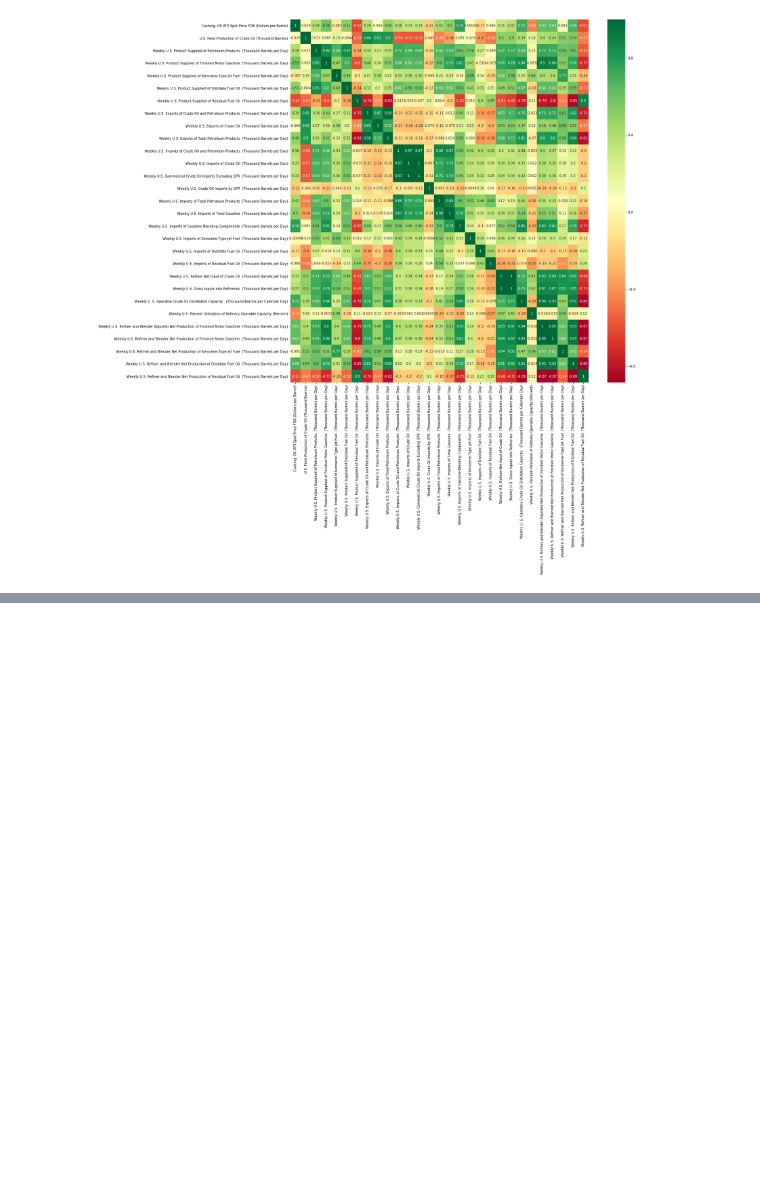
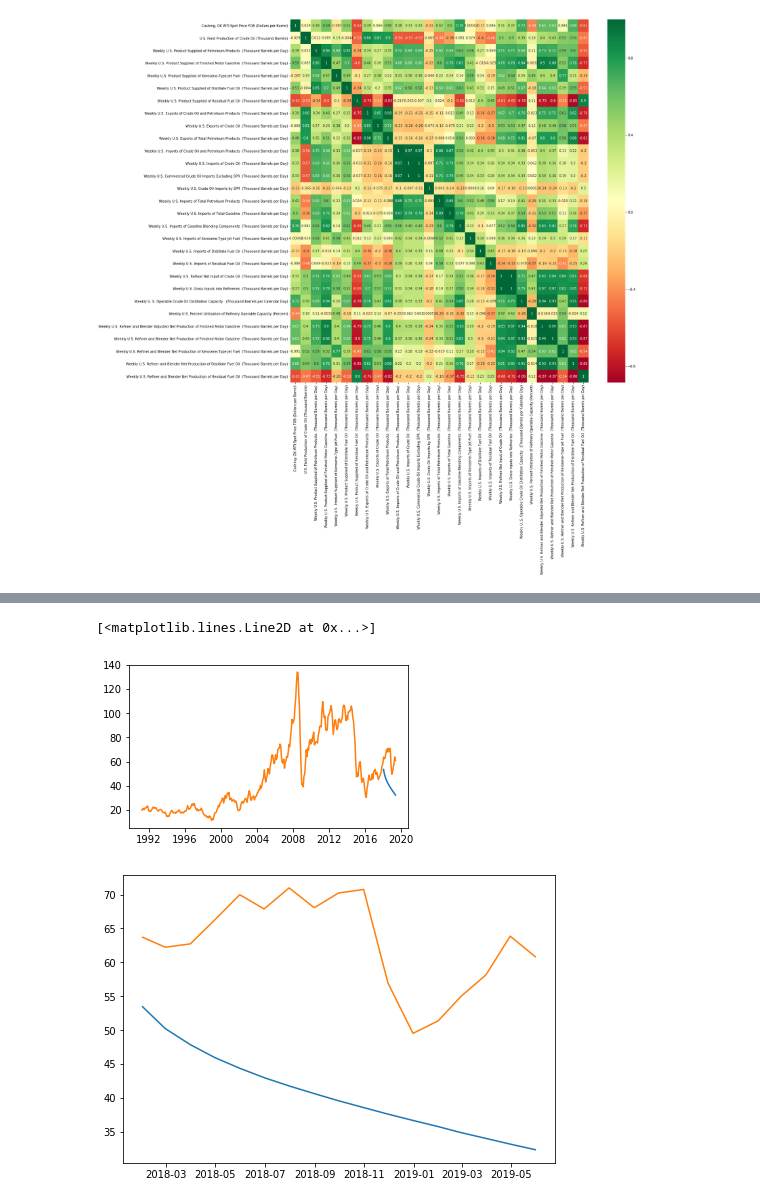
Before and after one commit to VeeLeeKoh/inventors_sprint, a Jupyter notebook: Sprint_Handling NaN .ipynb, the cells around one changed output, grey strips where cells are left out. Saved outputs shown, nothing was run; the diff lists cells and outputs as text; code cells hidden in the pictures; blank space fills up the shorter version.

```diff
--- a/Sprint_Handling NaN .ipynb
+++ b/Sprint_Handling NaN .ipynb
@@ -32,8 +32,8 @@ Name: U.S. Field Production of Crude Oil (Thousand Barrels), Length: 1196, dtype
 # %%
 # handling missing value
 test = resampled_data['1991-3': '2019-5'].dropna(axis=1)
-train = test[:int(0.8*(len(test)))]
-valid = test[int(0.8*(len(test))):]
+train = test[:int(0.95*(len(test)))]
+valid = test[int(0.95*(len(test))):]
 resampled_data
 model = VAR(endog=train)
 model_fit = model.fit()
@@ -133 +159,34 @@ g=sns.heatmap(test[top_corr_features].corr(),annot=True,cmap="RdYlGn")
+# %%
+test = test[chosenCol]
+test = resampled_data['1991-3': '2019-5'].dropna(axis=1)
+train = test[:int(0.95*(len(test)))]
+valid = test[int(0.95*(len(test))):]
+
+model = VAR(endog=train)
+model_fit = model.fit()
+
+prediction = model_fit.forecast(model_fit.y, steps=len(valid))
+# %%
+pred = pd.DataFrame(index=range(0,len(prediction)),columns=[test.columns])
+pred = pred.set_index(valid.index)
+
+for j in range(0,18):
+    for i in range(0, len(prediction)):
+       pred.iloc[i][j] = prediction[i][j]
+# for i in test.columns:
+#     print('rmse value for', i, 'is : ', np.sqrt(mean_squared_error(pred[i], valid[i])))
+# %%
+fig, ax = plt.subplots(figsize=(5, 3))
+l1 = plt.plot(pred['Cushing, OK WTI Spot Price FOB (Dollars per Barrel)'])
+l2 = plt.plot(test['Cushing, OK WTI Spot Price FOB (Dollars per Barrel)'])
+fig = plt.figure()
+
+ax = fig.add_axes([0,0,1,1])
+
+ax.plot(pred['Cushing, OK WTI Spot Price FOB (Dollars per Barrel)'], label="x**2")
+ax.plot(valid['Cushing, OK WTI Spot Price FOB (Dollars per Barrel)'], label="x**3")
+# %% [output]
+[<matplotlib.lines.Line2D at 0x...>]
+[figure, added]
+[figure, added]
 # %%
```
Also changed, not shown: parts of 8 cells of this notebook.
